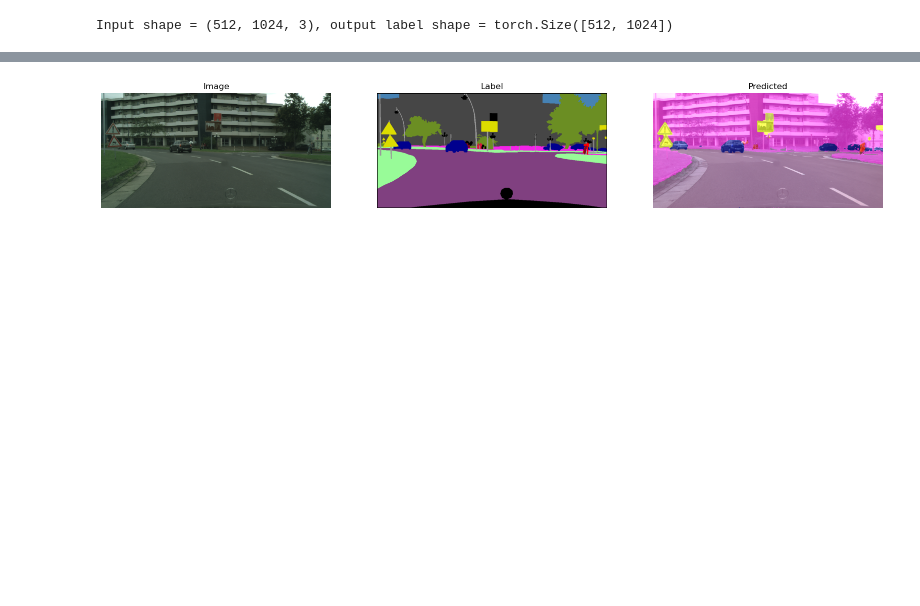
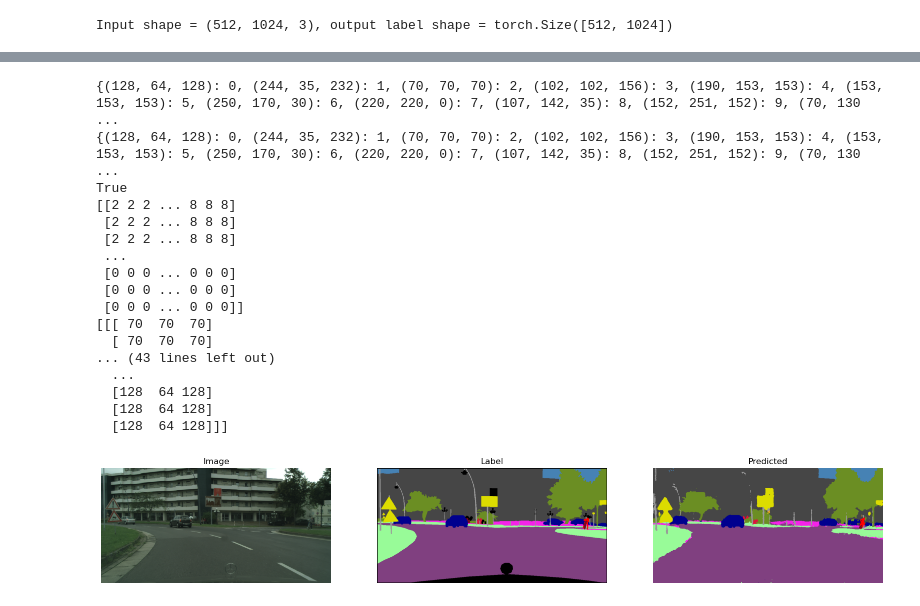
Before and after one commit to aviralksingh/Loss_Functions, a Jupyter notebook: ComputerVision/visualize_data.ipynb, the cells around one changed output, grey strips where cells are left out. Drawn from its saved outputs; the diff is of its cells as text; code cells hidden in the pictures; blank space fills up the shorter version.

Commit message:
Improved the label and preds

```diff
--- a/ComputerVision/visualize_data.ipynb
+++ b/ComputerVision/visualize_data.ipynb
@@ -34,19 +35,39 @@ axes[2].axis('off');
 # %%
 rgb_image, label = data[0]
 output= cv2.imread("pipeline/data/predicted/aachen_000000_000019.png")
 output=cv2.cvtColor(output, cv2.COLOR_BGR2RGB)
+
 label = label.cpu().detach().numpy()
-
+output_pred=color_to_label_image(output,train_id_to_color=cs_train_id_to_color)
+label_pred= color_to_label_image(cs_train_id_to_color[label],cs_train_id_to_color)
+print(np.all(label==label_pred))
 # plot sample image
 fig, axes = plt.subplots(1,3, figsize=(20,10))
 axes[0].imshow(rgb_image);
 axes[0].set_title("Image");
 axes[0].axis('off');
 axes[1].imshow(cs_train_id_to_color[label]);
 axes[1].set_title("Label");
 axes[1].axis('off');
 axes[2].imshow(output);
 axes[2].set_title("Predicted");
 axes[2].axis('off');
 # %% [output]
+{(128, 64, 128): 0, (244, 35, 232): 1, (70, 70, 70): 2, (102, 102, 156): 3, (190, 153, 153): 4, (153, 153, 153): 5, (250, 170, 30): 6, (220, 220, 0): 7, (107, 142, 35): 8, (152, 251, 152): 9, (70, 130 ...
+{(128, 64, 128): 0, (244, 35, 232): 1, (70, 70, 70): 2, (102, 102, 156): 3, (190, 153, 153): 4, (153, 153, 153): 5, (250, 170, 30): 6, (220, 220, 0): 7, (107, 142, 35): 8, (152, 251, 152): 9, (70, 130 ...
+True
+[[2 2 2 ... 8 8 8]
+ [2 2 2 ... 8 8 8]
+ [2 2 2 ... 8 8 8]
+ ...
+ [0 0 0 ... 0 0 0]
+ [0 0 0 ... 0 0 0]
+ [0 0 0 ... 0 0 0]]
+[[[ 70  70  70]
+  [ 70  70  70]
+... (43 lines left out)
+  ...
+  [128  64 128]
+  [128  64 128]
+  [128  64 128]]]
-[figure, old version]
+[figure, new version]
```
Also changed, not shown: parts of 4 cells of this notebook, 4 other files.
